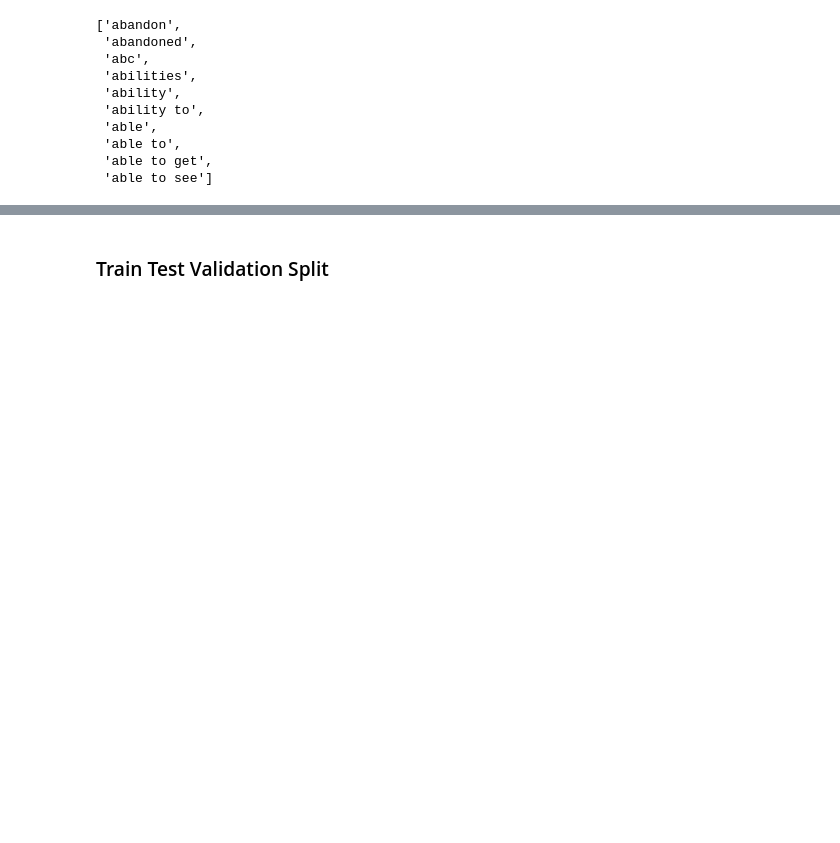
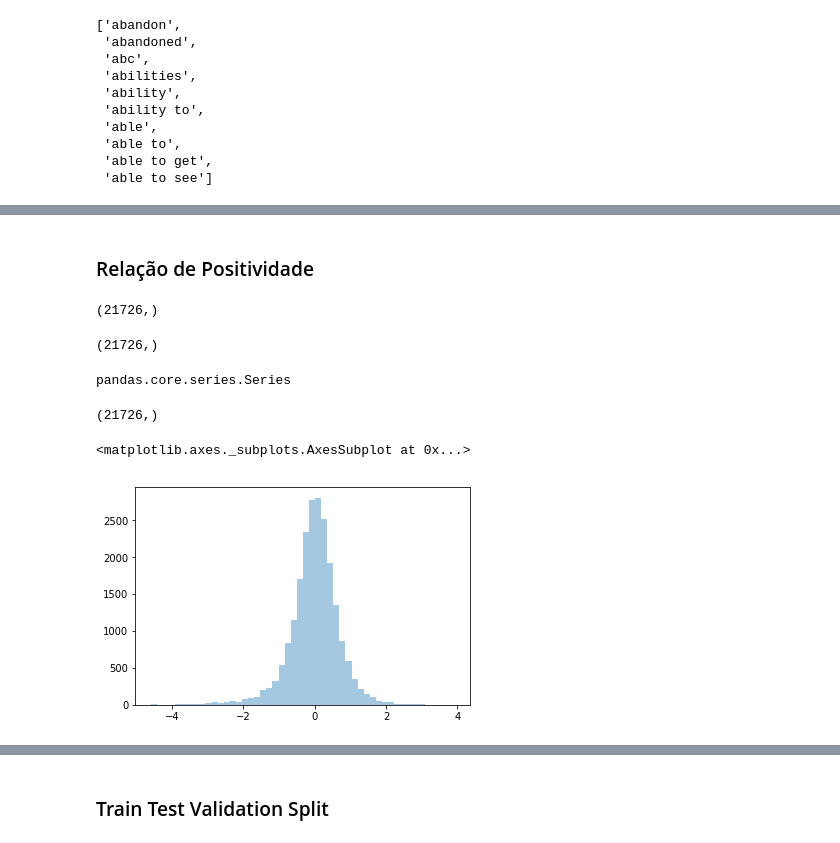
Before and after one commit to hmaas00/mini_projeto_sentiment_analysis, a Jupyter notebook: mini_projeto_sentiment_analysis.ipynb, the cells around one changed output, grey strips where cells are left out. Saved outputs shown, nothing was run; the diff lists cells and outputs as text; code cells hidden in the pictures; blank space fills up the shorter version.

```diff
--- a/mini_projeto_sentiment_analysis.ipynb
+++ b/mini_projeto_sentiment_analysis.ipynb
@@ -196,0 +210,3 @@ vect.get_feature_names()[:10]
+# %%
+test_df = pd.DataFrame( x.todense())
+#test_df = pd.DataFrame([1,2,3])
@@ -196,0 +221,2 @@ vect.get_feature_names()[:10]
+# %%
+test_df['label'] = df.labels
@@ -196,0 +233,28 @@ vect.get_feature_names()[:10]
+# %% [markdown]
+### Relação de Positividade <a id="relacao">
+# %%
+vet_neg = test_df.iloc[:,:-1][test_df.label == 0].sum()
+vet_pos = test_df.iloc[:,:-1][test_df.label == 1].sum()
+# %%
+vet_neg.shape
+# %% [output]
+(21726,)
+# %%
+vet_pos.shape
+# %% [output]
+(21726,)
+# %%
+type(vet_pos)
+# %% [output]
+pandas.core.series.Series
+# %%
+vet_rel = vet_pos/vet_neg+0.01
+# %%
+vet_rel.shape
+# %% [output]
+(21726,)
+# %%
+sns.distplot(vet_rel.apply(lambda x: np.log(x)), kde=False, )
+# %% [output]
+<matplotlib.axes._subplots.AxesSubplot at 0x...>
+[figure, added]
```
Also changed, not shown: parts of 33 cells of this notebook, 1 other file.
